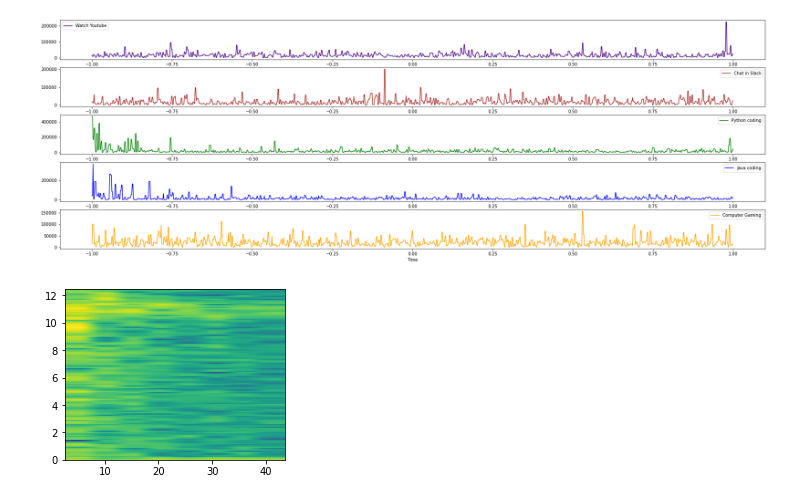
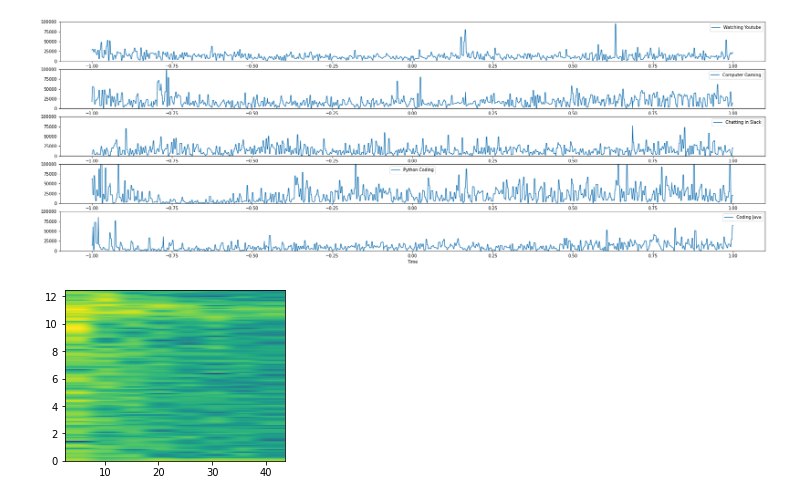
Before and after one commit to crystoll/projectillithid, a Jupyter notebook: ProjectIllithid.ipynb, the cells around one changed output. Saved outputs shown, nothing was run; the diff lists cells and outputs as text; code cells hidden in the pictures.

Commit message:
Again some refactoring to easier support multiple datasets comparison

```diff
--- a/ProjectIllithid.ipynb
+++ b/ProjectIllithid.ipynb
@@ -19,13 +19,28 @@ import numpy as np
 #%matplotlib inline
 from matplotlib.pyplot import figure
 
-#data_path1 = "arto_watch_youtube_2020-03-24T09:37:03.dat"
-#data_path1 = "arto_watching_youtube_2_2020-04-07T08:51:07.dat"
-data_path1 = "arto_watching_youtube_3_2020-04-07T09:04:04.dat"
-data_path2 = "arto_chatting_slack_2020-03-24T09:48:28.dat"
-data_path3 = "arto_coding_python_2020-03-31T09:57:06.dat"
-data_path4 = "arto_coding_java_2_2020-04-07T08:10:02.dat"
-data_path5 = "arto_gaming_2020-04-07T09:24:21.dat"
+data_paths = [
+    {
+        'name': 'Watching Youtube',
+        'path': 'arto_watching_youtube_3_2020-04-07T09:04:04.dat'
+    },
+    {
+        'name': 'Computer Gaming',
+        'path': 'arto_gaming_2020-04-07T09:24:21.dat'
+    },
+    {
+        'name': 'Chatting in Slack',
+        'path': 'arto_chatting_slack_2020-03-24T09:48:28.dat'
+    },
+    {
+        'name': 'Python Coding',
+        'path': 'arto_coding_python_2020-03-31T09:57:06.dat'
+    },
+    {
+        'name': 'Coding Java',
+        'path': 'arto_coding_java_2_2020-04-07T08:10:02.dat'
+    },
+]
 
 def read_and_fix_data(path):
     """
@@ -41,53 +56,58 @@ def read_and_fix_data(path):
     df['Time'] = (df.Timestamp- min_a) *(max_norm - min_norm) / (max_a-min_a) + min_norm
     return df
 
 
-def plot_df(df, ax, stat, label, color):
+def plot_df(df, ax, stat, label):
     df.plot(kind='line',
         x='Time',
         y=stat,
 #        title=label,
         label=label,
-        color=color,
+#        color=color,
         sharey=True,
         ax=ax)
 
 
-
-df1 = read_and_fix_data(data_path1)
-df2 = read_and_fix_data(data_path2)
-df3 = read_and_fix_data(data_path3)
-df4 = read_and_fix_data(data_path4)
-df5 = read_and_fix_data(data_path5)
-
 #print(plt.style.available)
 #plt.style.use('dark_background')
-
 #plt.grid(b=True, color='DarkTurquoise', alpha=0.2, linestyle=':', linewidth=2)
 
+number_of_entries = len(data_paths)
+
 plt.rcParams['figure.figsize'] = [10/2.54, 8/2.54]
-#plt.figure(figsize=(20,10))
-fig, ax = plt.subplots(figsize=(30,10),ncols=1,nrows=5)
-ax = ax.flatten()
+fig, ax = plt.subplots(figsize=(30,10),ncols=1,nrows=number_of_entries)
 
 #fig = plt.gcf()
 #ax = plt.gca()
 
+# Harmonize range so values are comparable
+
+
+
+max_y_value = 0
+
+# Meditation, Attention, delta, theta, low-alpha, high-alpha, low-beta, high-beta, low-gamma, mid-gamma
 brainwave_type='high-alpha'
-# Meditation, Attention, delta, theta, low-alpha, high-alpha, low-beta, high-beta, low-gamma, mid-gamma
-plot_df(df1, ax[0], brainwave_type, 'Watch Youtube','Indigo')
-plot_df(df2, ax[1], brainwave_type, 'Chat in Slack','Brown')
-plot_df(df3, ax[2], brainwave_type, 'Python coding','Green')
-plot_df(df4, ax[3], brainwave_type, 'Java coding','Blue')
-plot_df(df5, ax[4], brainwave_type, 'Computer Gaming','Orange')
+for idx, entry in enumerate(data_paths):
+    df = read_and_fix_data(entry['path'])
+    series_max = df[brainwave_type].max()
+    if series_max > max_y_value:
+        max_y_value = series_max
+    plot_df(df, ax[idx], brainwave_type, entry['name'])
 
+#Harmonize scale so we can easier compare charts
+#max_y_value = 100000
+for i in range(0,number_of_entries):
+    ax[i].set_ylim([0,max_y_value])
+
+# Take a picture, it will last longer!
 #fig.savefig('ThetaComparison.png',format="png")
 
 plt.show()
 
 #plt.close()
 # %% [output]
-[figure, old version]
+[figure, new version]
 # %%
 #fig, (ax1, ax2) = plt.subplots(1,2,figsize=(12,4))
 #xfmt = md.DateFormatter('%M:%S')
```
